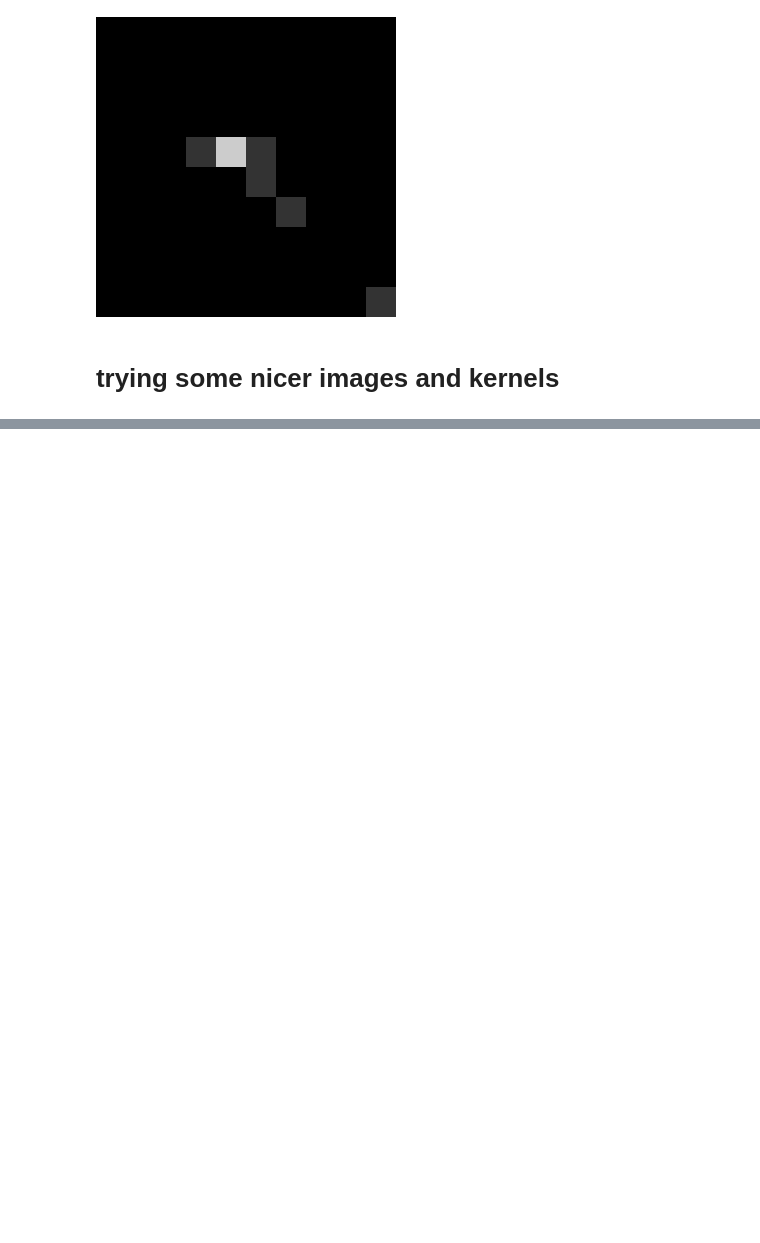
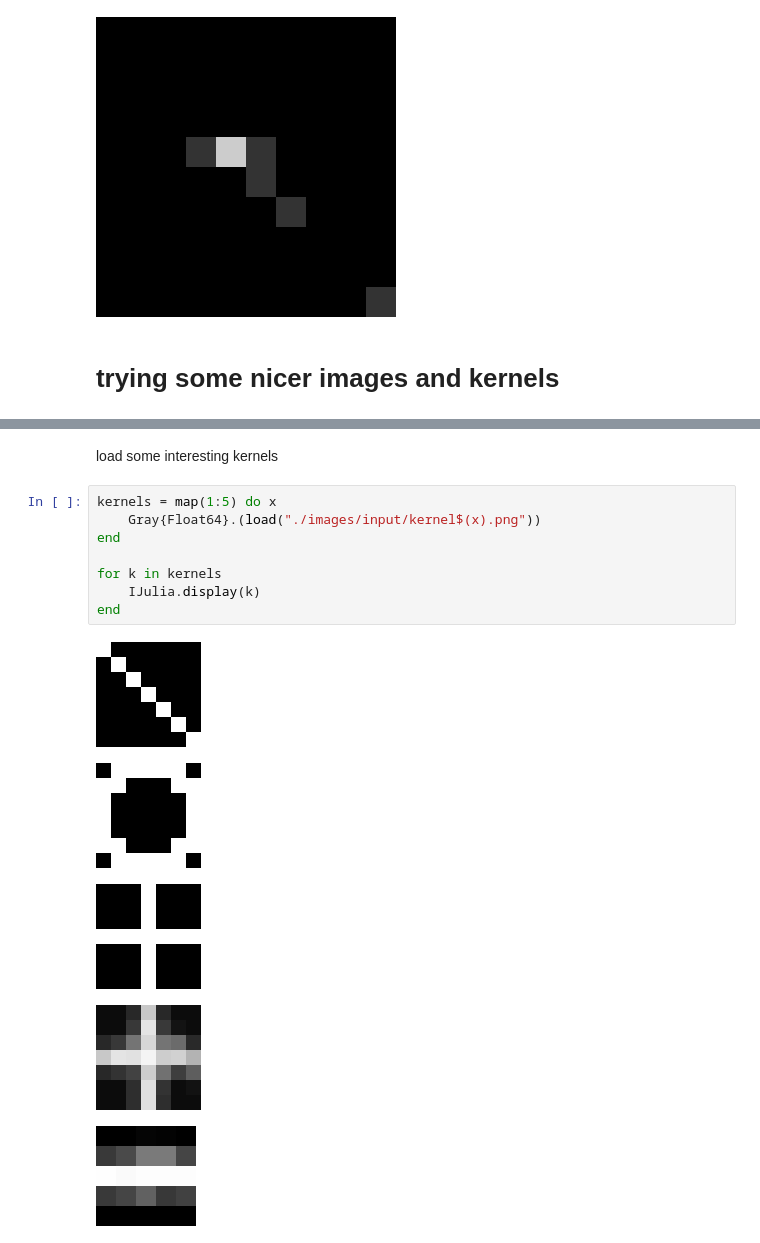
Before and after one commit to tadeohepperle/advanced_bioimage_programming, a Jupyter notebook: image_ops_julia/morhpological_filters.ipynb, the cells around one changed output, grey strips where cells are left out. Cells and saved outputs as stored; diff of their text form; blank space fills up the shorter version.

```diff
--- a/image_ops_julia/morhpological_filters.ipynb
+++ b/image_ops_julia/morhpological_filters.ipynb
@@ -122,0 +137,16 @@ resize(erosion_continous(img1, kernel_c))
+# %% [markdown]
+load some interesting kernels
+# %%
+kernels = map(1:5) do x
+    Gray{Float64}.(load("./images/input/kernel$(x).png"))
+end
+
+for k in kernels
+    IJulia.display(k)
+end
+# %% [output]
+[figure, added]
+[figure, added]
+[figure, added]
+[figure, added]
+[figure, added]
```
Also changed, not shown: parts of 18 cells of this notebook, 7 other files.
